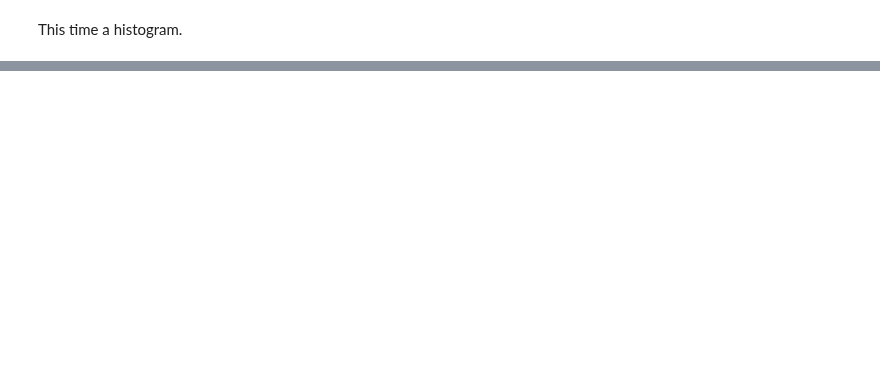
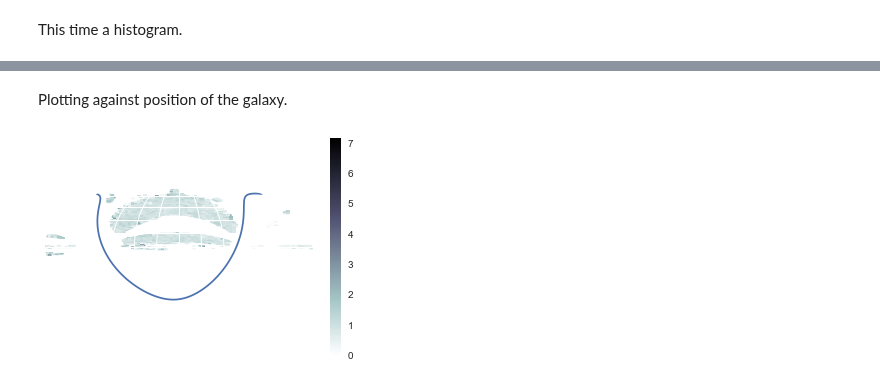
Before and after one commit to chengsoonong/mclass-sky, a Jupyter notebook: projects/jakub/kernel_density/kde.ipynb, the cells around one changed output, grey strips where cells are left out. Cells and saved outputs as stored; diff of their text form; code cells hidden in the pictures; blank space fills up the shorter version.

```diff
--- a/projects/jakub/kernel_density/kde.ipynb
+++ b/projects/jakub/kernel_density/kde.ipynb
@@ -79,0 +81,14 @@ histogram()
+# %% [markdown]
+Plotting against position of the galaxy.
+# %%
+def plot_hex():
+    mclearn.viz.plot_hex_map(test_meta['ra'],
+                             test_meta['dec'],
+                             C=test_densities,
+                             gridsize=100,
+                             vmin=np.min(test_densities),
+                             vmax=np.max(test_densities))
+
+plot_hex()
+# %% [output]
+[figure, added]
```
Also changed, not shown: parts of 6 cells of this notebook.
